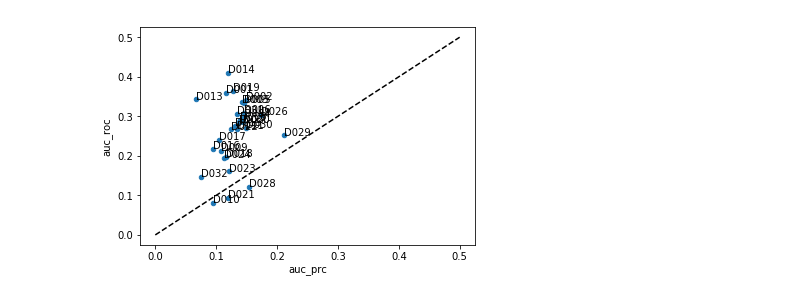
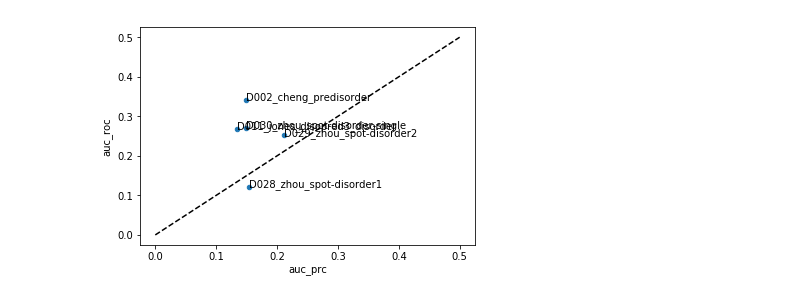
Before and after one commit to BioComputingUP/CAID, a Jupyter notebook: CAID.ipynb, the cells around one changed output. Drawn from its saved outputs; the diff is of its cells as text; code cells hidden in the pictures.

```diff
--- a/CAID.ipynb
+++ b/CAID.ipynb
@@ -66,12 +73,12 @@ fig, ax = plt.subplots()
 ax.plot([0, 1], [0, 1], linestyle='--', color='k')
 
 # plot all curves in evaluation file
-for curve_data in parse_curve_file('/home/marnec/Projects/CAID/test/disorder_len-negs_new-disprot-linker_rocPoints.txt'):
+for curve_data in parse_curve_file('/home/marnec/Projects/CAID/test/new-disprot-linker_rocPoints.txt'):
     code, auc_roc, x, y, thr = curve_data
     ax.plot(x, y, label='{} AUC: {:.2f}'.format(code, auc_roc))
 
 # plot baseline curve from its own file
-for curve_data in parse_curve_file('/home/marnec/Projects/CAID/baseline/new-disprot-linker_cons_rocPoints.txt'):
+for curve_data in parse_curve_file('/home/marnec/Projects/CAID/baseline/len-negs_new-disprot-linker_cons_rocPoints.txt'):
     code, auc_roc, x, y, thr = curve_data
     ax.plot(x, y, label='{} AUC: {:.2f}'.format(code, auc_roc))
 
@@ -86,12 +93,12 @@ fig, ax = plt.subplots()
 ax.plot([0, 1], [1, 0], linestyle='--', color='k')
 
 # plot all curves in evaluation file
-for i, curve_data in enumerate(parse_curve_file('/home/marnec/Projects/CAID/test/disorder_len-negs_new-disprot-linker_prcPoints.txt')):
+for i, curve_data in enumerate(parse_curve_file('/home/marnec/Projects/CAID/test/new-disprot-linker_prcPoints.txt')):
     code, auc_prc, x, y, thr = curve_data
     ax.plot(x, y, label='{} AUC: {:.2f}'.format(code, auc_prc))
 
 # plot baseline curve from its own file
-for curve_data in parse_curve_file('/home/marnec/Projects/CAID/baseline/new-disprot-linker_cons_prcPoints.txt'):
+for curve_data in parse_curve_file('/home/marnec/Projects/CAID/baseline/len-negs_new-disprot-linker_cons_prcPoints.txt'):
     code, auc_prc, x, y, thr = curve_data
     ax.plot(x, y, label='{} AUC: {:.2f}'.format(code, auc_prc))
 
@@ -102,30 +109,30 @@ ax.set_ylabel('precision');
 # %%
 roc = list()
 prc = list()
-for roc_data in parse_curve_file('/home/marnec/Projects/CAID/test/disorder_len-negs_new-disprot-linker_rocPoints.txt'):
+for roc_data in parse_curve_file('/home/marnec/Projects/CAID/test/new-disprot-linker_rocPoints.txt'):
     code, aucs, x, y, thr = roc_data
     auc_roc = auc(x[x<=0.2], y[x<=0.2])
     auc_roc /= 0.2
     roc.append([code, auc_roc])
 
-for prc_data in parse_curve_file('/home/marnec/Projects/CAID/test/disorder_len-negs_new-disprot-linker_prcPoints.txt'):
+for prc_data in parse_curve_file('/home/marnec/Projects/CAID/test/new-disprot-linker_prcPoints.txt'):
     code, aucs, x, y, thr = prc_data
     auc_prc = auc(x[x>=0.8], y[x>=0.8])
     auc_prc /= 0.2
     prc.append([code, auc_prc])
 
 roc = pd.DataFrame(roc, columns=['code', 'auc_roc']).set_index('code')
 prc = pd.DataFrame(prc, columns=['code', 'auc_prc']).set_index('code')
 
 sc = pd.concat([prc, roc], axis=1)
 ax = sc.plot.scatter(x='auc_prc', y='auc_roc')
 
 for k, v in sc.iterrows():
     ax.annotate(k, v)
 
 ax = ax.plot([0, 0.5], [0, 0.5], color='k', linestyle='--')
 # %% [output]
-[figure, old version]
+[figure, new version]
 # %%
 ax = pi.xs('bal_acc', level=1).mean().hist(bins=30)
 ax.set_xlabel('bal acc')
```
Also changed, not shown: parts of 9 cells of this notebook, 29 other files.
